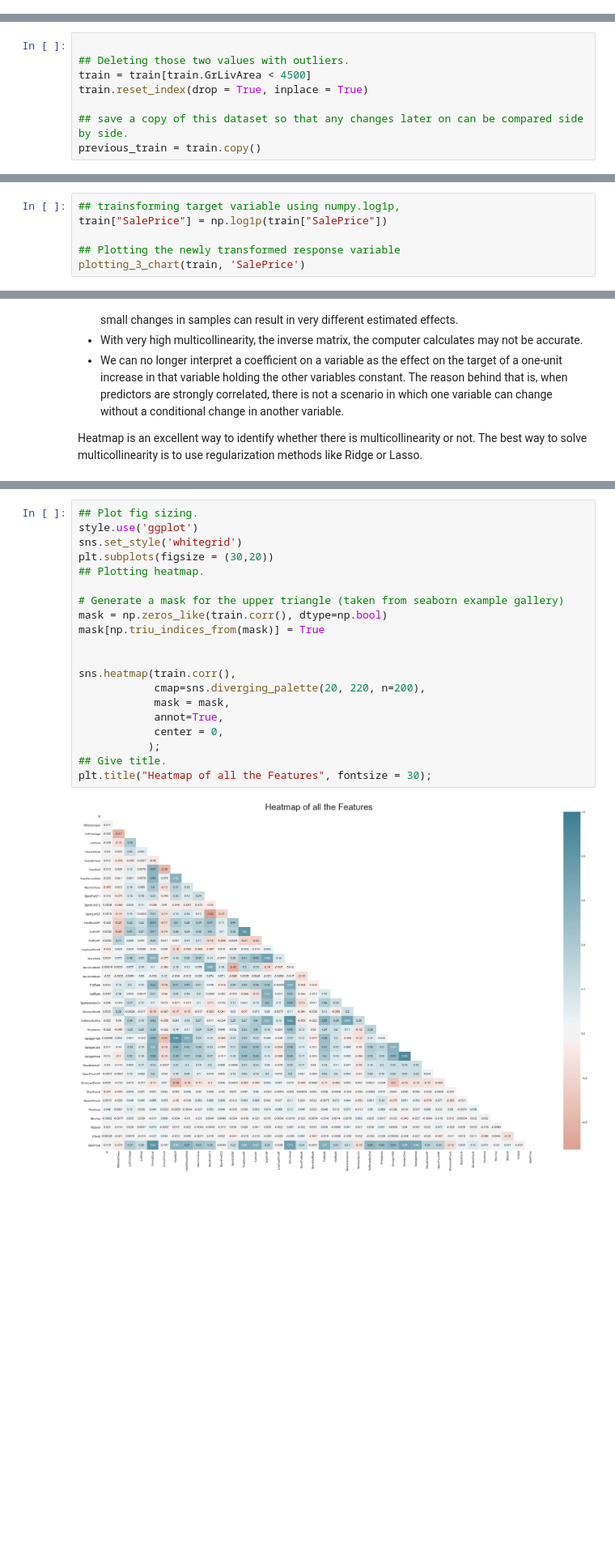
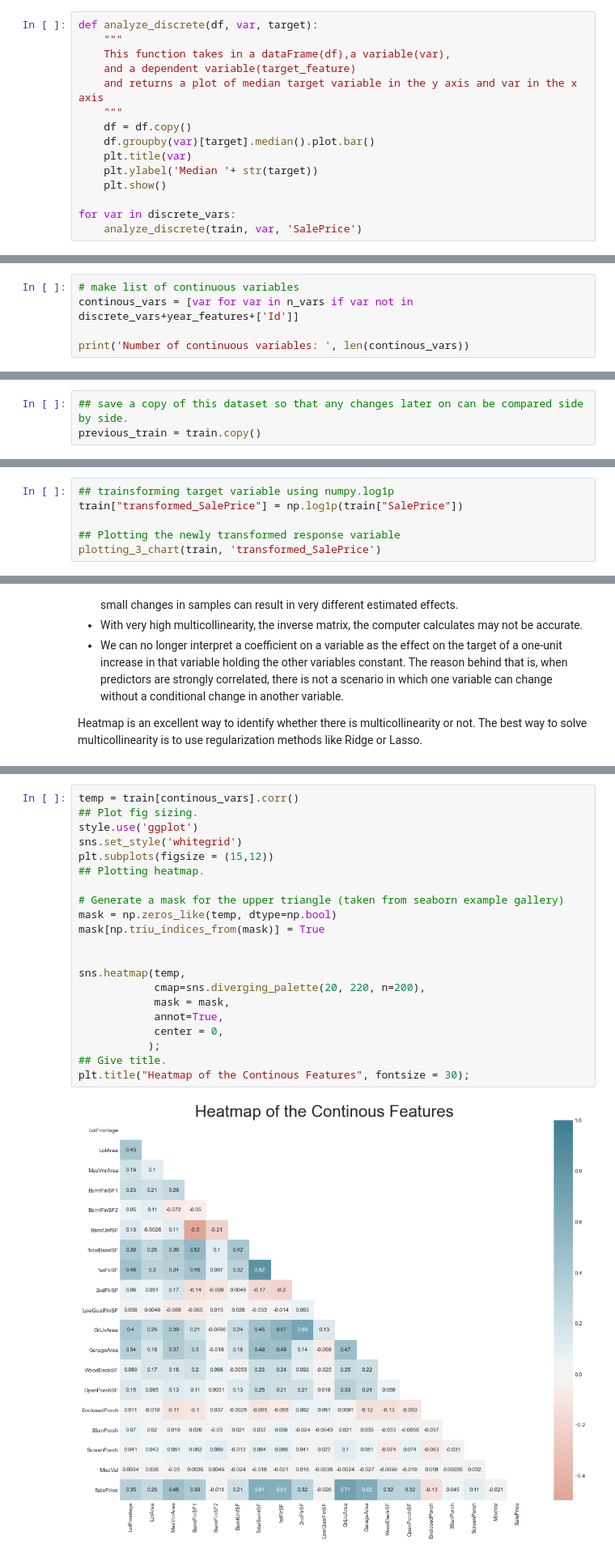
Before and after one commit to masumrumi/Kaggle_Projects, a Jupyter notebook: Boston-housing/notebook/a-detailed-regression-guide-with-house-pricing.ipynb, the cells around one changed output, grey strips where cells are left out. Shown at 81% size. Drawn from its saved outputs; the diff is of its cells as text; blank space fills up the shorter version.

```diff
--- a/Boston-housing/notebook/a-detailed-regression-guide-with-house-pricing.ipynb
+++ b/Boston-housing/notebook/a-detailed-regression-guide-with-house-pricing.ipynb
@@ -209,0 +373,15 @@ missing_percentage(test)
+# %%
+def analyze_discrete(df, var, target):
+    """
+    This function takes in a dataFrame(df),a variable(var),
+    and a dependent variable(target_feature)
+    and returns a plot of median target variable in the y axis and var in the x axis
+    """
+    df = df.copy()
+    df.groupby(var)[target].median().plot.bar()
+    plt.title(var)
+    plt.ylabel('Median '+ str(target))
+    plt.show()
+
+for var in discrete_vars:
+    analyze_discrete(train, var, 'SalePrice')
@@ -209,0 +436,5 @@ missing_percentage(test)
+# %%
+# make list of continuous variables
+continous_vars = [var for var in n_vars if var not in discrete_vars+year_features+['Id']]
+
+print('Number of continuous variables: ', len(continous_vars))
@@ -391,9 +694,4 @@ Okay, I think we have seen enough. Let's discuss what we have found so far.
 # %%
-
-## Deleting those two values with outliers.
-train = train[train.GrLivArea < 4500]
-train.reset_index(drop = True, inplace = True)
-
 ## save a copy of this dataset so that any changes later on can be compared side by side.
 previous_train = train.copy()
 # %% [markdown]
@@ -454,9 +756,9 @@ plotting_3_chart(train, 'SalePrice')
 # %% [markdown]
 Now, let's make sure that the target variable follows a normal distribution. If you want to learn more about the probability plot(Q-Q plot), try [this](https://www.youtube.com/watch?v=smJBsZ4YQZw) video. You can also check out [this](https://www.youtube.com/watch?v=9IcaQwQkE9I) one if you have some extra time.
 # %%
-## trainsforming target variable using numpy.log1p,
-train["SalePrice"] = np.log1p(train["SalePrice"])
+## trainsforming target variable using numpy.log1p
+train["transformed_SalePrice"] = np.log1p(train["SalePrice"])
 
 ## Plotting the newly transformed response variable
-plotting_3_chart(train, 'SalePrice')
+plotting_3_chart(train, 'transformed_SalePrice')
 # %% [output]
@@ -490,23 +795,24 @@ Heatmap is an excellent way to identify whether there is multicollinearity or no
 # %%
+temp = train[continous_vars].corr()
 ## Plot fig sizing.
 style.use('ggplot')
 sns.set_style('whitegrid')
-plt.subplots(figsize = (30,20))
+plt.subplots(figsize = (15,12))
 ## Plotting heatmap.
 
 # Generate a mask for the upper triangle (taken from seaborn example gallery)
-mask = np.zeros_like(train.corr(), dtype=np.bool)
+mask = np.zeros_like(temp, dtype=np.bool)
 mask[np.triu_indices_from(mask)] = True
 
 
-sns.heatmap(train.corr(),
+sns.heatmap(temp,
             cmap=sns.diverging_palette(20, 220, n=200),
             mask = mask,
             annot=True,
             center = 0,
            );
 ## Give title.
-plt.title("Heatmap of all the Features", fontsize = 30);
+plt.title("Heatmap of the Continous Features", fontsize = 30);
 # %% [output]
-[figure, old version]
+[figure, new version]
 # %% [markdown]
```
Also changed, not shown: parts of 162 cells of this notebook, 1 other file.
